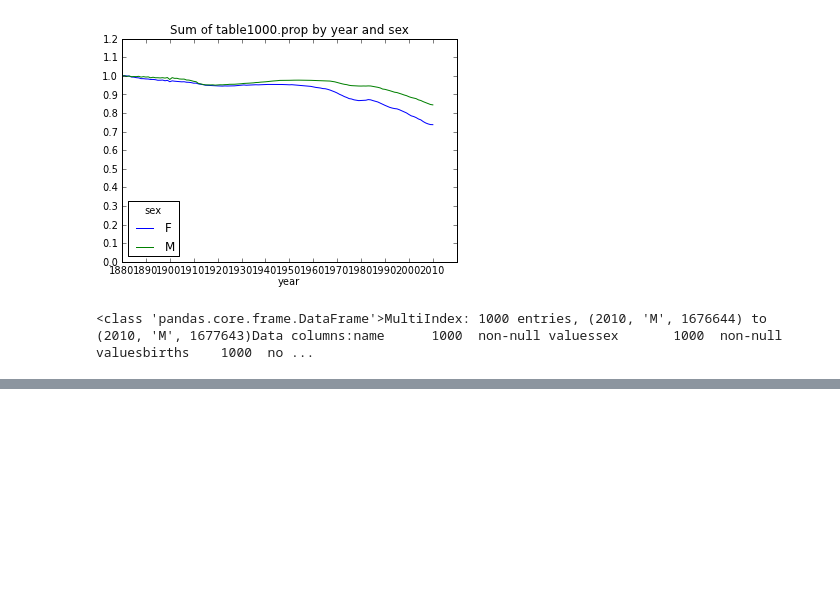
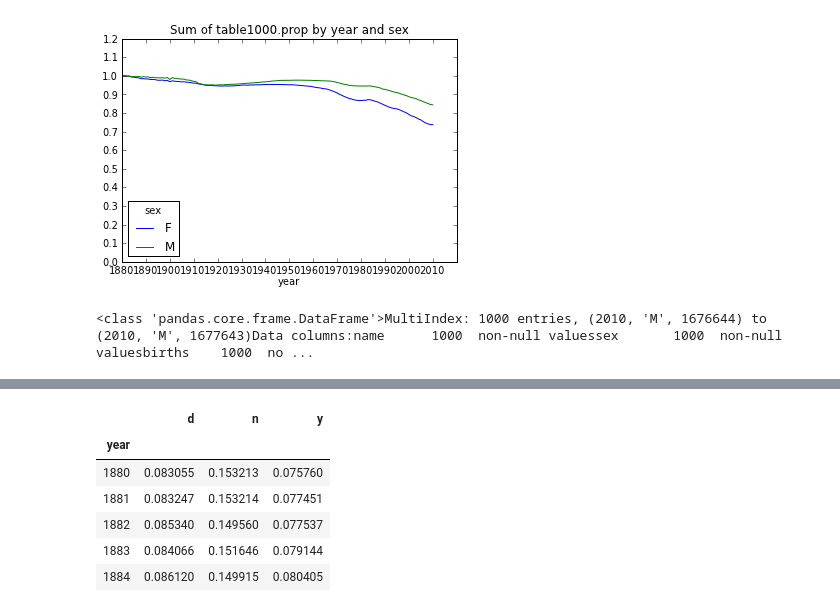
Before and after one commit to infoplat/pydata-notebook, a Jupyter notebook: names.ipynb, the cells around one changed output, grey strips where cells are left out. Drawn from its saved outputs; the diff is of its cells as text; code cells hidden in the pictures; blank space fills up the shorter version.

```diff
--- a/names.ipynb
+++ b/names.ipynb
@@ -100,0 +161,10 @@ df
+# %%
+letter_prop = table / table.sum().astype(float)dny_ts = letter_prop.ix[['d', 'n', 'y'], 'M'].Tdny_ts.head()
+# %% [output]
+|  | d | n | y |
+| year |  |  |  |
+| 1880 | 0.083055 | 0.153213 | 0.075760 |
+| 1881 | 0.083247 | 0.153214 | 0.077451 |
+| 1882 | 0.085340 | 0.149560 | 0.077537 |
+| 1883 | 0.084066 | 0.151646 | 0.079144 |
+| 1884 | 0.086120 | 0.149915 | 0.080405 |
```
Also changed, not shown: parts of 25 cells of this notebook, 2 other files.
